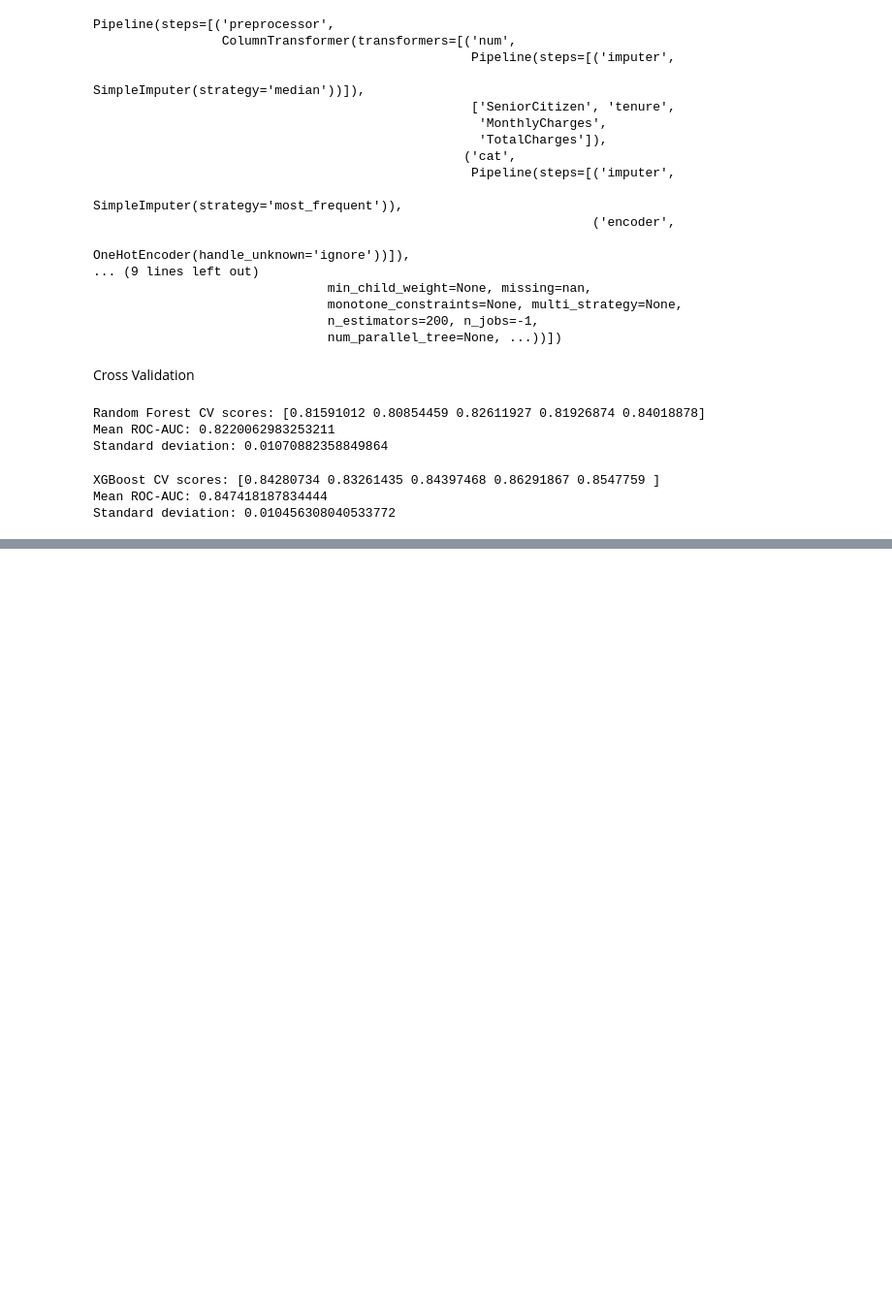
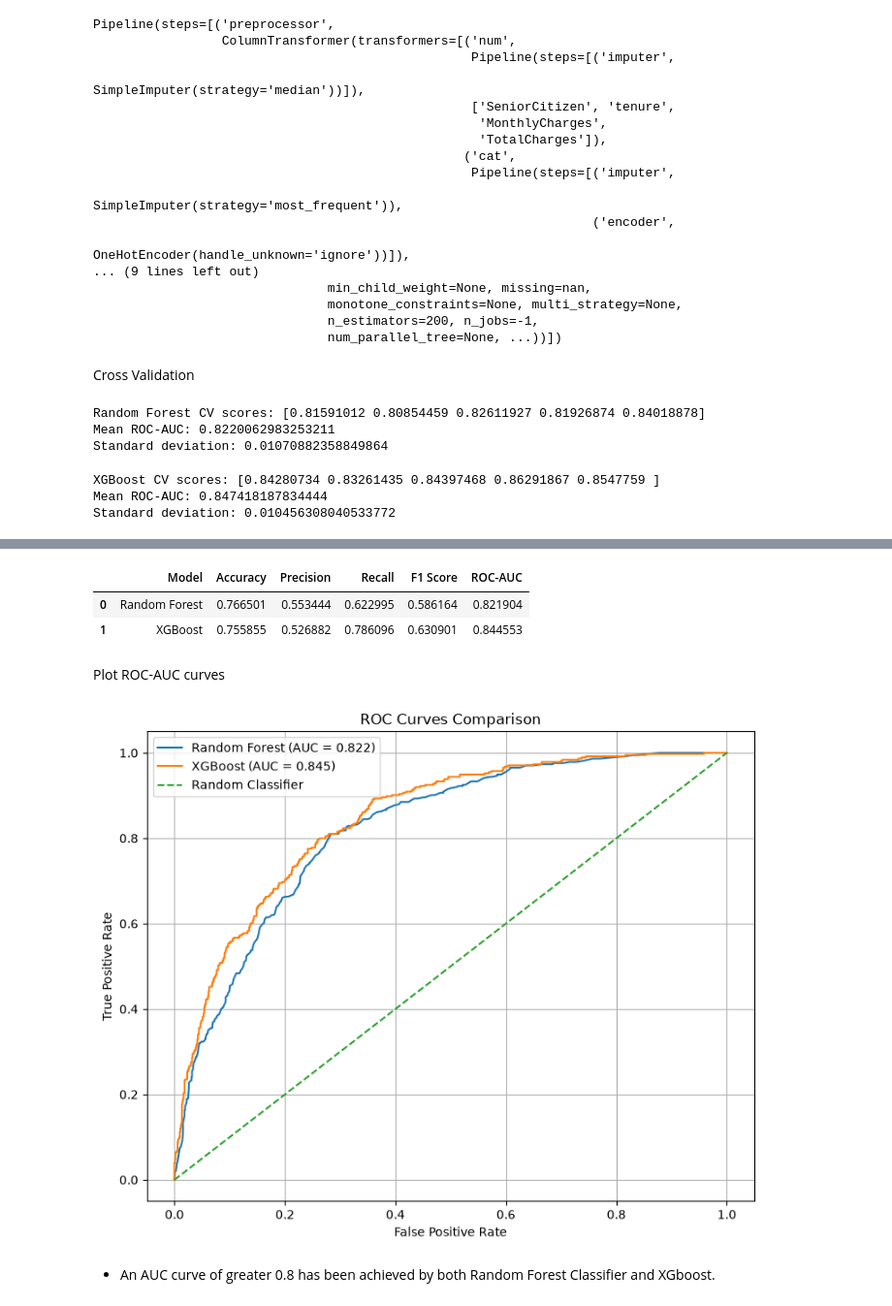
Before and after one commit to seelneas/Datheon_Machine_Learning_-_Data_Science_Internship, a Jupyter notebook: Predictive_Customer_Churn_Classifier/customer_churn.ipynb, the cells around one changed output, grey strips where cells are left out. Shown at 97% size. Drawn from its saved outputs; the diff is of its cells as text; code cells hidden in the pictures; blank space fills up the shorter version.

Commit message:
feat: model evaluation

```diff
--- a/Predictive_Customer_Churn_Classifier/customer_churn.ipynb
+++ b/Predictive_Customer_Churn_Classifier/customer_churn.ipynb
@@ -357,0 +412,53 @@ Standard deviation: 0.010456308040533772
+# %%
+# Comparison Table
+comparison_df = pd.DataFrame(results)
+
+comparison_df
+# %% [output]
+|  | Model | Accuracy | Precision | Recall | F1 Score | ROC-AUC |
+| 0 | Random Forest | 0.766501 | 0.553444 | 0.622995 | 0.586164 | 0.821904 |
+| 1 | XGBoost | 0.755855 | 0.526882 | 0.786096 | 0.630901 | 0.844553 |
+# %% [markdown]
+Plot ROC-AUC curves
+# %%
+models = {
+    "Random Forest": rf_probabilities,
+    "XGBoost": xgb_probabilities,
+}
+
+plt.figure(figsize=(9, 7))
+
+for name, probabilities in models.items():
+
+    fpr, tpr, thresholds = roc_curve(
+        y_test,
+        probabilities
+    )
+
+    roc_auc = auc(fpr, tpr)
+
+    plt.plot(
+        fpr,
+        tpr,
+        label=f"{name} (AUC = {roc_auc:.3f})"
+    )
+
+plt.plot(
+    [0, 1],
+    [0, 1],
+    linestyle='--',
+    label='Random Classifier'
+)
+
+plt.xlabel('False Positive Rate')
+plt.ylabel('True Positive Rate')
+
+plt.title('ROC Curves Comparison')
+
+plt.legend()
+plt.grid()
+plt.show()
+# %% [output]
+[figure, added]
+# %% [markdown]
+- An AUC curve of greater 0.8 has been achieved by both Random Forest Classifier and XGboost.
```
Also changed, not shown: parts of 5 cells of this notebook.
